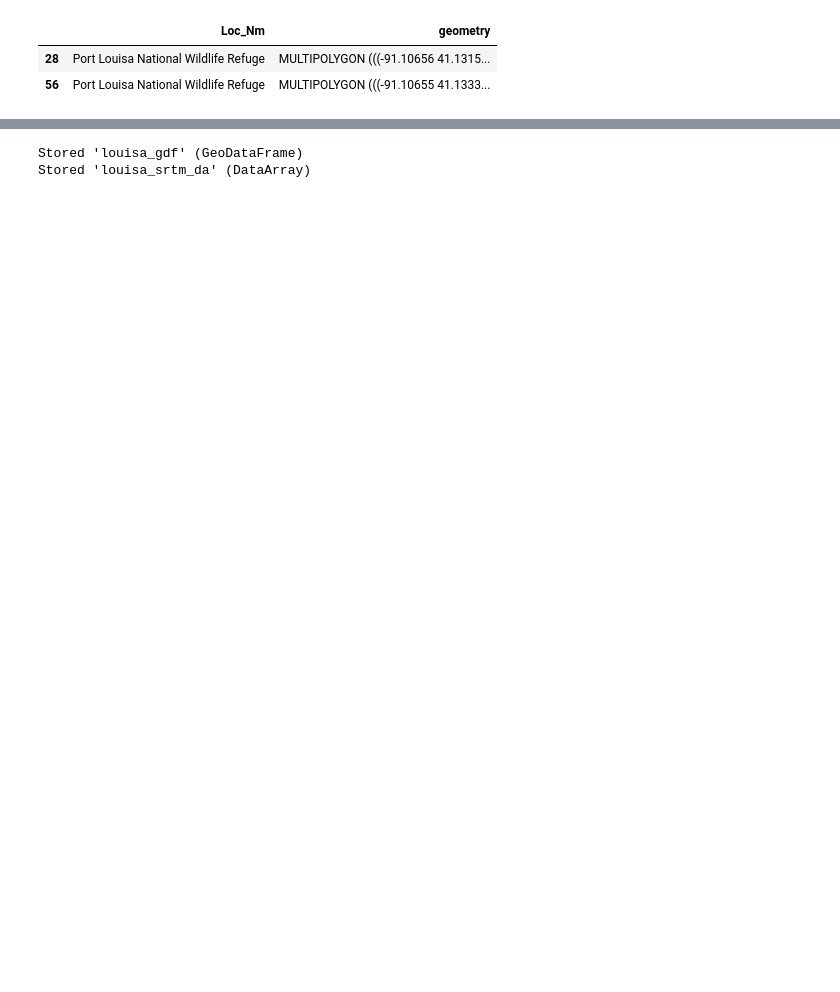
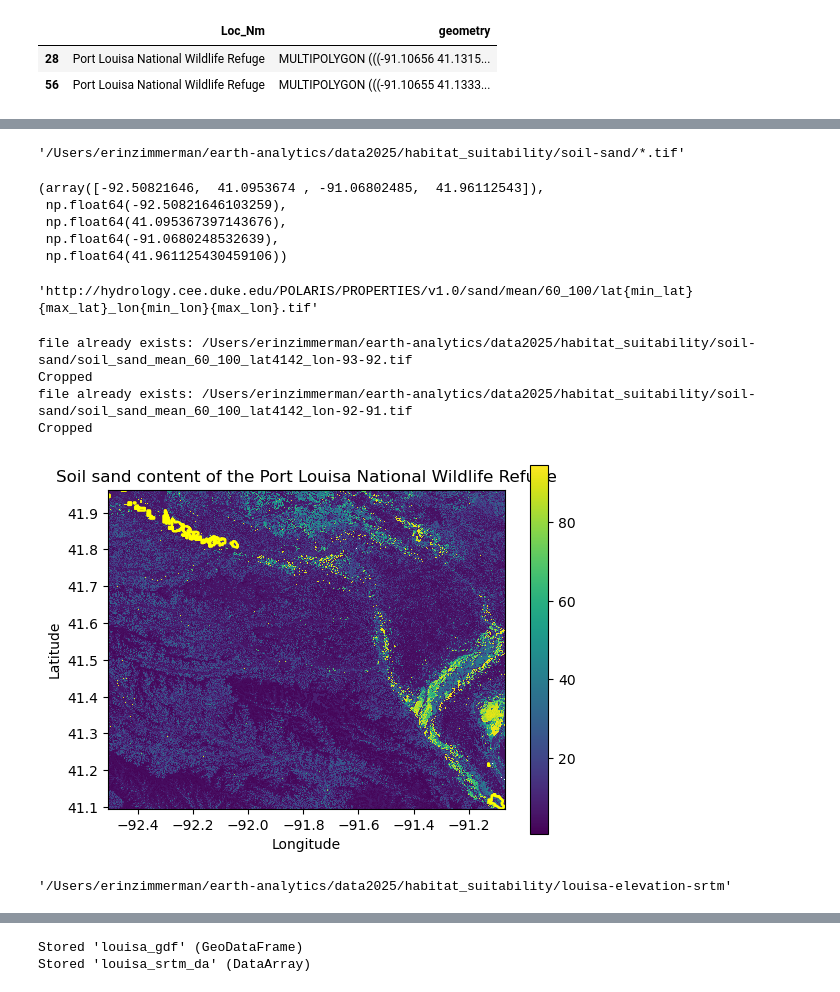
Before and after one commit to earthlab-education/habitat-suitability-ZimmZone, a Jupyter notebook: 03.5_louisa_soil_sata_suitability.ipynb, the cells around one changed output, grey strips where cells are left out. Cells and saved outputs as stored; diff of their text form; code cells hidden in the pictures; blank space fills up the shorter version.

```diff
--- a/03.5_louisa_soil_sata_suitability.ipynb
+++ b/03.5_louisa_soil_sata_suitability.ipynb
@@ -314,0 +221,71 @@ plt.show()
+# %%
+# Define data directory for the soil data
+soil_sand_dir = os.path.join(data_dir, 'soil-sand')
+
+os.makedirs(soil_sand_dir, exist_ok=True)
+
+soil_sand_pattern = os.path.join (soil_sand_dir, '*.tif')
+soil_sand_pattern
+# %% [output]
+'/Users/erinzimmerman/earth-analytics/data2025/habitat_suitability/soil-sand/*.tif'
+# %%
+# Define Port Louisa bounds
+louisa_bounds = define_site_bounds(louisa_gdf)
+
+# Check bounds
+louisa_bounds
+# %% [output]
+(array([-92.50821646,  41.0953674 , -91.06802485,  41.96112543]),
+ np.float64(-92.50821646103259),
+ np.float64(41.095367397143676),
+ np.float64(-91.0680248532639),
+ np.float64(41.961125430459106))
+# %%
+# Create soil sand content url template
+soil_url_template = soil_url_temp(variable='sand', statistic='mean', depth='60_100')
+
+# Check url template
+soil_url_template
+# %% [output]
+'http://hydrology.cee.duke.edu/POLARIS/PROPERTIES/v1.0/sand/mean/60_100/lat{min_lat}{max_lat}_lon{min_lon}{max_lon}.tif'
+# %%
+# Process louisa soil pH DataArrays
+louisa_soil_sand_indiv_das = process_soil_da(soil_sand_dir,
+                                             soil_url_template,
+                                             louisa_bounds[0],
+                                             louisa_bounds[1],
+                                             louisa_bounds[2],
+                                             louisa_bounds[3],
+                                             louisa_bounds[4],
+                                             variable='sand',
+                                             statistic='mean',
+                                             depth='60_100')
+# %% [output]
+file already exists: /Users/erinzimmerman/earth-analytics/data2025/habitat_suitability/soil-sand/soil_sand_mean_60_100_lat4142_lon-93-92.tif
+Cropped
+file already exists: /Users/erinzimmerman/earth-analytics/data2025/habitat_suitability/soil-sand/soil_sand_mean_60_100_lat4142_lon-92-91.tif
+Cropped
+# %%
+# Merge Port Louisa Sand Files
+louisa_soil_sand_da = merge_arrays(louisa_soil_sand_indiv_das)
+# %%
+# Plot Port Louisa NWR on louisa_soil_sand_da
+louisa_soil_sand_da.plot()
+louisa_gdf.to_crs(louisa_soil_sand_da.rio.crs).boundary.plot(ax = plt.gca(), color='yellow')
+
+# Add titles and axes to plot
+plt.title('Soil sand content of the Port Louisa National Wildlife Refuge')
+plt.ylabel('Latitude')
+plt.xlabel('Longitude')
+plt.show()
+# %% [output]
+[figure, added]
+# %%
+# Define data directory for the louisa elevation data
+louisa_elevation_dir = os.path.join(data_dir, 'louisa-elevation-srtm')
+
+os.makedirs(louisa_elevation_dir, exist_ok=True)
+
+louisa_elevation_dir
+# %% [output]
+'/Users/erinzimmerman/earth-analytics/data2025/habitat_suitability/louisa-elevation-srtm'
```
Also changed, not shown: parts of 14 cells of this notebook, 2 other files.
